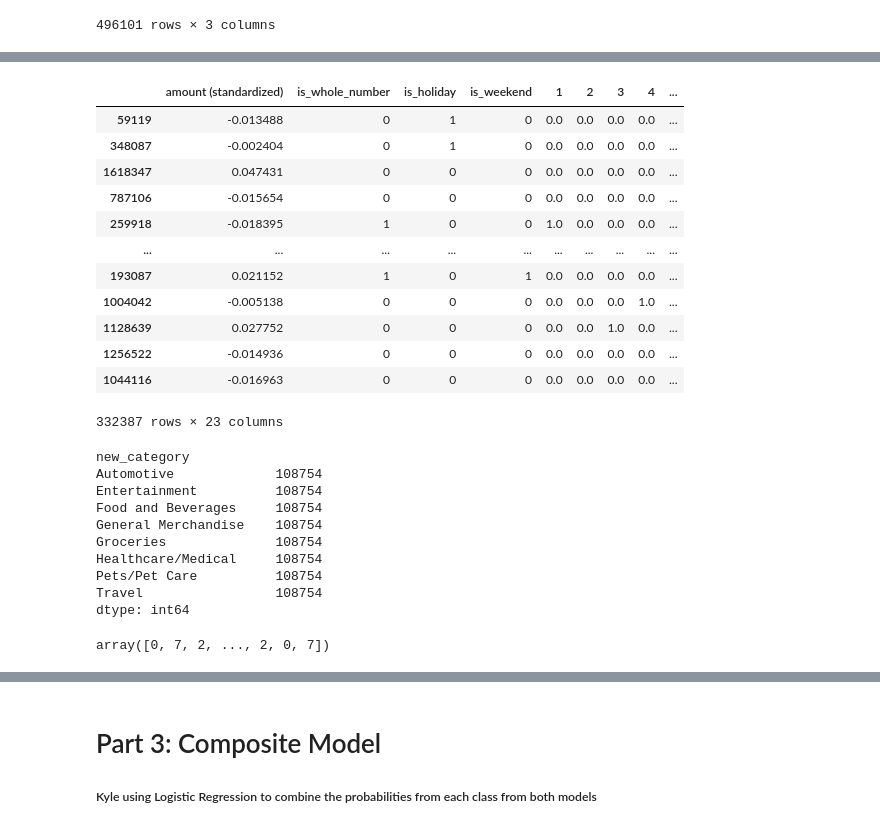
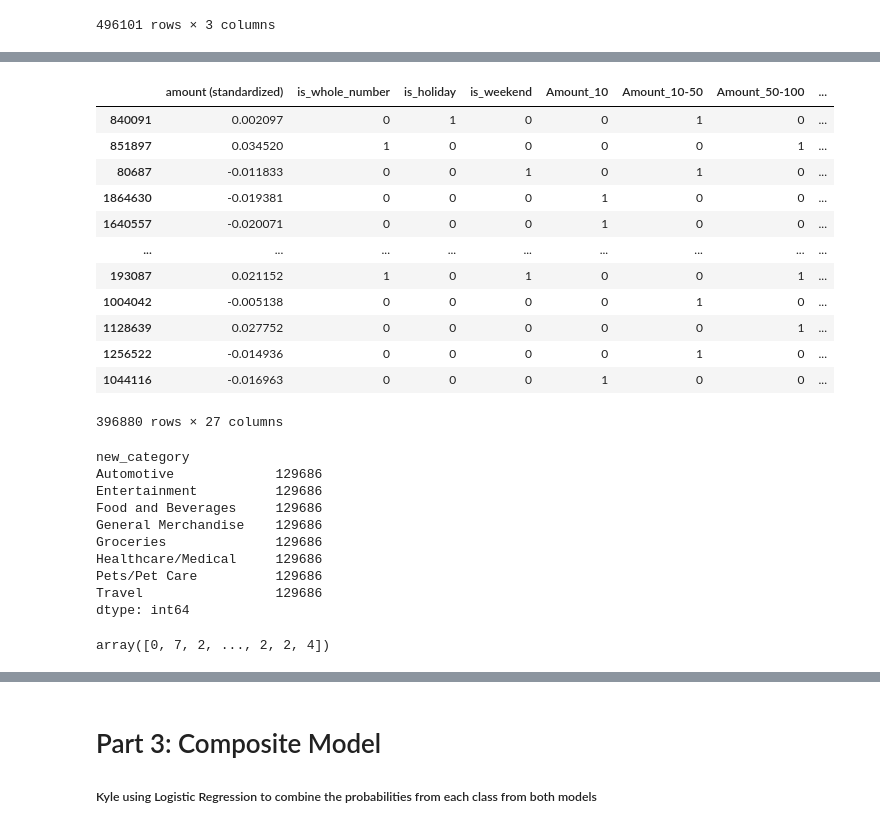
Before and after one commit to DSC180A/transaction_categorization, a Jupyter notebook: notebook/final-model.ipynb, the cells around one changed output, grey strips where cells are left out. Cells and saved outputs as stored; diff of their text form; code cells hidden in the pictures.

```diff
--- a/notebook/final-model.ipynb
+++ b/notebook/final-model.ipynb
@@ -184,9 +184,30 @@ data
 X = data[["amount", "is_whole_number", "year", "month", "day", "is_holiday", "is_weekend"]]
 y = data[["new_category"]]
 
+#amount bins
+bins = [0, 10, 50, 100, float('inf')]
+
+amount_bin_labels = ['10', '10-50', '50-100', '100']
+
+# Create a new column in the DataFrame that categorizes transaction amounts
+binned_amount = pd.DataFrame()
+binned_amount['Amount Range'] = pd.cut(X['amount'], bins=bins, labels=amount_bin_labels)
+
+
+# One-hot encode the "Amount Range" column
+one_hot = pd.get_dummies(binned_amount['Amount Range'], prefix='Amount')
+
+binned_amount = pd.concat([binned_amount, one_hot], axis=1)
+
+# Drop the original "Amount Range" column
+binned_amount.drop('Amount Range', axis=1, inplace=True)
+
+
 # standard scale: amount
 scaler = StandardScaler()
 scaler_df = pd.DataFrame(scaler.fit_transform(X[['amount']]), index = X.index)
+
+
 
 # one hot encode: year, month, day
 ohe = OneHotEncoder(handle_unknown='ignore')
@@ -217,6 +238,6 @@ ohe3 = OneHotEncoder(handle_unknown='ignore')
 encoder_df3 = pd.DataFrame(ohe3.fit_transform(X[['day_word']]).toarray(), columns = pd.Series(X['day_word'].unique()).sort_values().values, index = X.index)
 
 # combine features and remove duplicate features
-X = pd.concat([X, scaler_df, encoder_df, encoder_df2, encoder_df3], axis=1)
-X = X[[0, 'is_whole_number', 'is_holiday', 'is_weekend',1, 2, 3, 4, 5, 6, 7, 8, 9, 10, 11, 12, "monday", "tuesday", "wednesday", "thursday", "friday", "saturday", "sunday"]]
+X = pd.concat([X, binned_amount, scaler_df, encoder_df, encoder_df2, encoder_df3], axis=1)
+X = X[[0, 'is_whole_number', 'is_holiday', 'is_weekend','Amount_10', 'Amount_10-50', 'Amount_50-100', 'Amount_100', 1, 2, 3, 4, 5, 6, 7, 8, 9, 10, 11, 12, "monday", "tuesday", "wednesday", "thursday", "friday", "saturday", "sunday"]]
 X.rename({0: "amount (standardized)"}, axis=1, inplace=True)
@@ -223,21 +260,21 @@ X.rename({0: "amount (standardized)"}, axis=1, inplace=True)
 # %%
 # train test split
-X_train, X_test, y_train, y_test = train_test_split(X, y, test_size=0.33, random_state=42)
+X_train, X_test, y_train, y_test = train_test_split(X, y, test_size=0.2, random_state=42)
 X_train
 # %% [output]
-|  | amount (standardized) | is_whole_number | is_holiday | is_weekend | 1 | 2 | 3 | 4 | ... |
-| 59119 | -0.013488 | 0 | 1 | 0 | 0.0 | 0.0 | 0.0 | 0.0 | ... |
-| 348087 | -0.002404 | 0 | 1 | 0 | 0.0 | 0.0 | 0.0 | 0.0 | ... |
-| 1618347 | 0.047431 | 0 | 0 | 0 | 0.0 | 0.0 | 0.0 | 0.0 | ... |
-| 787106 | -0.015654 | 0 | 0 | 0 | 0.0 | 0.0 | 0.0 | 0.0 | ... |
-| 259918 | -0.018395 | 1 | 0 | 0 | 1.0 | 0.0 | 0.0 | 0.0 | ... |
-| ... | ... | ... | ... | ... | ... | ... | ... | ... | ... |
-| 193087 | 0.021152 | 1 | 0 | 1 | 0.0 | 0.0 | 0.0 | 0.0 | ... |
-| 1004042 | -0.005138 | 0 | 0 | 0 | 0.0 | 0.0 | 0.0 | 1.0 | ... |
-| 1128639 | 0.027752 | 0 | 0 | 0 | 0.0 | 0.0 | 1.0 | 0.0 | ... |
-| 1256522 | -0.014936 | 0 | 0 | 0 | 0.0 | 0.0 | 0.0 | 0.0 | ... |
-| 1044116 | -0.016963 | 0 | 0 | 0 | 0.0 | 0.0 | 0.0 | 0.0 | ... |
+|  | amount (standardized) | is_whole_number | is_holiday | is_weekend | Amount_10 | Amount_10-50 | Amount_50-100 | ... |
+| 840091 | 0.002097 | 0 | 1 | 0 | 0 | 1 | 0 | ... |
+| 851897 | 0.034520 | 1 | 0 | 0 | 0 | 0 | 1 | ... |
+| 80687 | -0.011833 | 0 | 0 | 1 | 0 | 1 | 0 | ... |
+| 1864630 | -0.019381 | 0 | 0 | 0 | 1 | 0 | 0 | ... |
+| 1640557 | -0.020071 | 0 | 0 | 0 | 1 | 0 | 0 | ... |
+| ... | ... | ... | ... | ... | ... | ... | ... | ... |
+| 193087 | 0.021152 | 1 | 0 | 1 | 0 | 0 | 1 | ... |
+| 1004042 | -0.005138 | 0 | 0 | 0 | 0 | 1 | 0 | ... |
+| 1128639 | 0.027752 | 0 | 0 | 0 | 0 | 0 | 1 | ... |
+| 1256522 | -0.014936 | 0 | 0 | 0 | 0 | 1 | 0 | ... |
+| 1044116 | -0.016963 | 0 | 0 | 0 | 1 | 0 | 0 | ... |
-332387 rows × 23 columns
+396880 rows × 27 columns
 # %%
 # Instantiate the SMOTE object
 smotenc = SMOTENC(categorical_features=np.arange(1,23,1),random_state=42)
@@ -249,14 +286,14 @@ X_train, y_train = smotenc.fit_resample(X_train, y_train)
 print(y_train.value_counts())
 # %% [output]
 new_category
-Automotive             108754
-Entertainment          108754
-Food and Beverages     108754
-General Merchandise    108754
-Groceries              108754
-Healthcare/Medical     108754
-Pets/Pet Care          108754
-Travel                 108754
+Automotive             129686
+Entertainment          129686
+Food and Beverages     129686
+General Merchandise    129686
+Groceries              129686
+Healthcare/Medical     129686
+Pets/Pet Care          129686
+Travel                 129686
 dtype: int64
 # %%
 # train model
@@ -273,7 +310,7 @@ y_test = np.array(y_test['new_category'])
 y_test_encoded = le.transform(y_test)
 y_test_encoded
 # %% [output]
-array([0, 7, 2, ..., 2, 0, 7])
+array([0, 7, 2, ..., 2, 2, 4])
 # %%
 rr_preds = rr.predict(X_test)
 pd.Series(rr_preds).sort_values()
```
Also changed, not shown: parts of 26 cells of this notebook, 2 other files.
